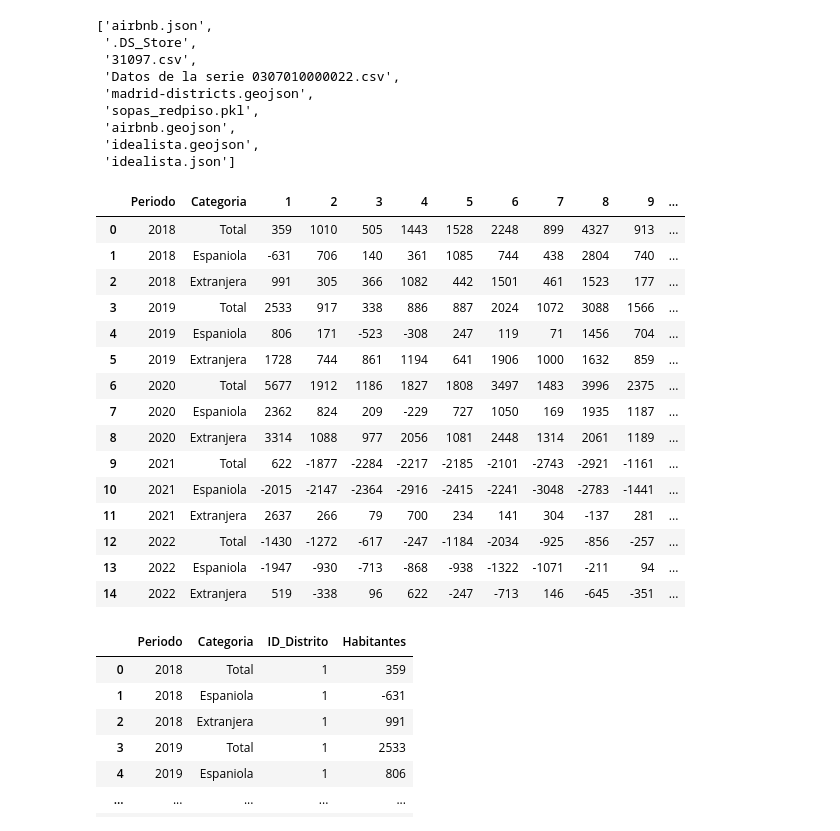
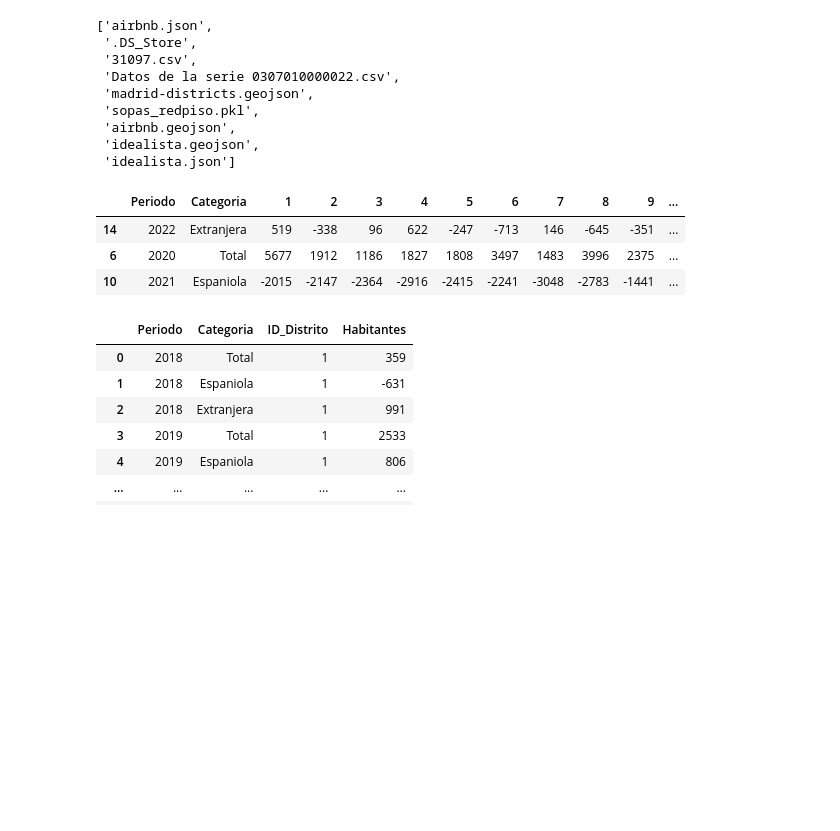
Before and after one commit to davfranco1/Proyecto5-ProyectoLibre-PreciosAlquileresMadrid, a Jupyter notebook: notebooks/1_ExtracciónTransformación.ipynb, the cells around one changed output. Drawn from its saved outputs; the diff is of its cells as text; code cells hidden in the pictures; blank space fills up the shorter version.

```diff
--- a/notebooks/1_ExtracciónLimpieza.ipynb
+++ b/notebooks/1_ExtracciónTransformación.ipynb
@@ -368,7 +379,5 @@ df_extranjeros = pd.read_csv("../datos/origen/extranjeros_madrid.csv", sep=",",
 encabezados_extranjeros = df_extranjeros.columns
 # %%
 nuevos_encabezados_ext = [re.findall(r"\d+", enc)[0] if re.findall(r"\d+", enc) else enc for enc in encabezados_extranjeros]
-nuevos_encabezados_ext[0] = "Periodo"
-nuevos_encabezados_ext[1] = "Categoria"
 nuevos_encabezados_ext2 = [enc.lstrip("0") for enc in nuevos_encabezados_ext]
 df_extranjeros.columns = nuevos_encabezados_ext2
@@ -376,21 +385,9 @@
-df_extranjeros
+df_extranjeros.sample(3)
 # %% [output]
 |  | Periodo | Categoria | 1 | 2 | 3 | 4 | 5 | 6 | 7 | 8 | 9 | ... |
-| 0 | 2018 | Total | 359 | 1010 | 505 | 1443 | 1528 | 2248 | 899 | 4327 | 913 | ... |
-| 1 | 2018 | Espaniola | -631 | 706 | 140 | 361 | 1085 | 744 | 438 | 2804 | 740 | ... |
-| 2 | 2018 | Extranjera | 991 | 305 | 366 | 1082 | 442 | 1501 | 461 | 1523 | 177 | ... |
-| 3 | 2019 | Total | 2533 | 917 | 338 | 886 | 887 | 2024 | 1072 | 3088 | 1566 | ... |
-| 4 | 2019 | Espaniola | 806 | 171 | -523 | -308 | 247 | 119 | 71 | 1456 | 704 | ... |
-| 5 | 2019 | Extranjera | 1728 | 744 | 861 | 1194 | 641 | 1906 | 1000 | 1632 | 859 | ... |
+| 14 | 2022 | Extranjera | 519 | -338 | 96 | 622 | -247 | -713 | 146 | -645 | -351 | ... |
 | 6 | 2020 | Total | 5677 | 1912 | 1186 | 1827 | 1808 | 3497 | 1483 | 3996 | 2375 | ... |
-| 7 | 2020 | Espaniola | 2362 | 824 | 209 | -229 | 727 | 1050 | 169 | 1935 | 1187 | ... |
-| 8 | 2020 | Extranjera | 3314 | 1088 | 977 | 2056 | 1081 | 2448 | 1314 | 2061 | 1189 | ... |
-| 9 | 2021 | Total | 622 | -1877 | -2284 | -2217 | -2185 | -2101 | -2743 | -2921 | -1161 | ... |
 | 10 | 2021 | Espaniola | -2015 | -2147 | -2364 | -2916 | -2415 | -2241 | -3048 | -2783 | -1441 | ... |
-| 11 | 2021 | Extranjera | 2637 | 266 | 79 | 700 | 234 | 141 | 304 | -137 | 281 | ... |
-| 12 | 2022 | Total | -1430 | -1272 | -617 | -247 | -1184 | -2034 | -925 | -856 | -257 | ... |
-| 13 | 2022 | Espaniola | -1947 | -930 | -713 | -868 | -938 | -1322 | -1071 | -211 | 94 | ... |
-| 14 | 2022 | Extranjera | 519 | -338 | 96 | 622 | -247 | -713 | 146 | -645 | -351 | ... |
 # %%
 #Convertir a formato largo
 df_ext_melted = pd.melt(df_extranjeros, id_vars=["Periodo", "Categoria"], var_name="ID_Distrito", value_name="Habitantes")
```
Also changed, not shown: parts of 6 cells of this notebook, 6 other files.
